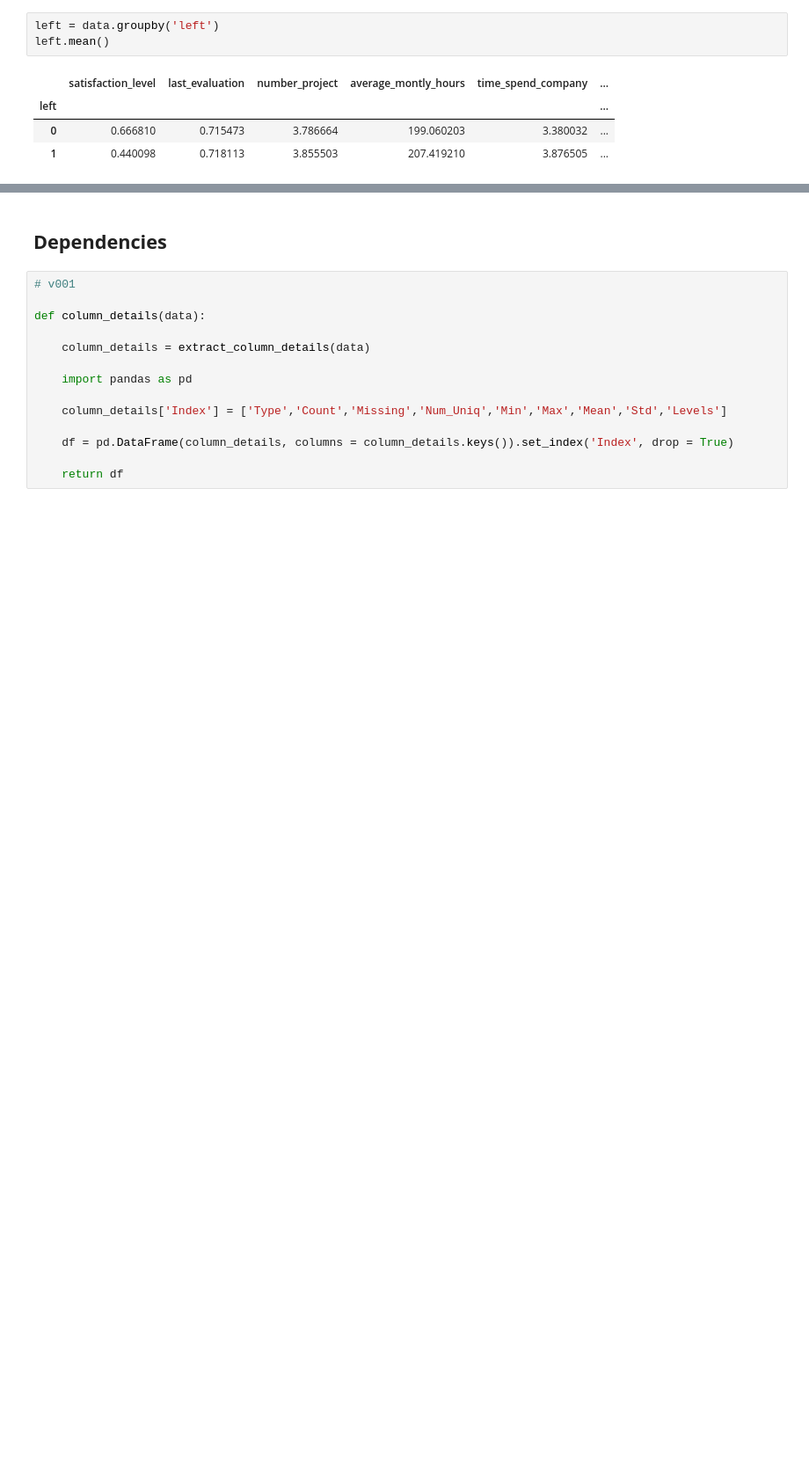
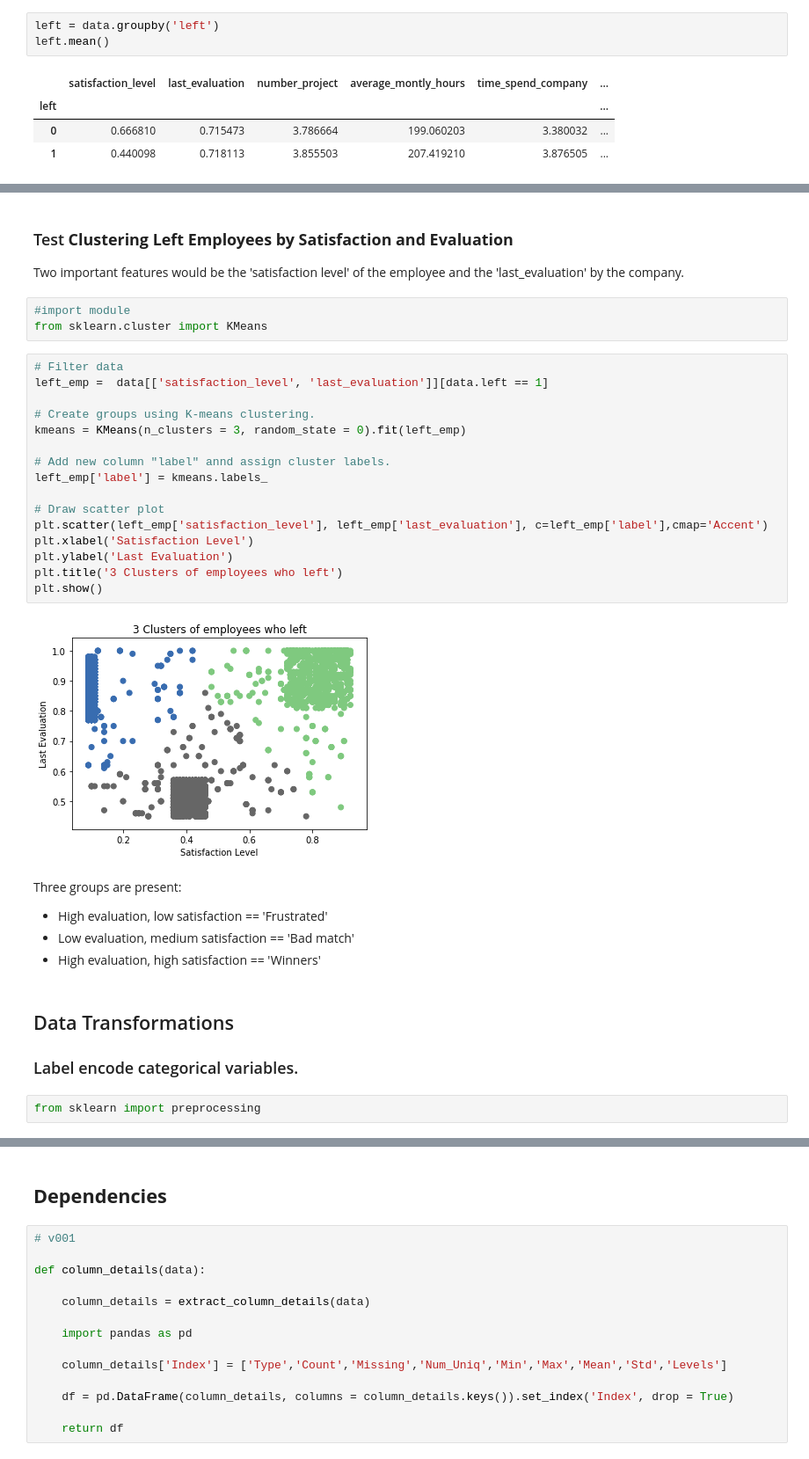
Before and after one commit to AMacumber/Tutorials, a Jupyter notebook: Churn_DataCamp.ipynb, the cells around one changed output, grey strips where cells are left out. Shown: that part at 88% size. Saved outputs shown, nothing was run; the diff lists cells and outputs as text; blank space fills up the shorter version.

```diff
--- a/Churn_DataCamp.ipynb
+++ b/Churn_DataCamp.ipynb
@@ -51,0 +112,36 @@ left.mean()
+# %% [markdown]
+### Test **Clustering Left Employees by Satisfaction and Evaluation**
+
+Two important features would be the 'satisfaction level' of the employee and the 'last_evaluation' by the company.
+# %%
+#import module
+from sklearn.cluster import KMeans
+# %%
+# Filter data
+left_emp =  data[['satisfaction_level', 'last_evaluation']][data.left == 1]
+
+# Create groups using K-means clustering.
+kmeans = KMeans(n_clusters = 3, random_state = 0).fit(left_emp)
+
+# Add new column "label" annd assign cluster labels.
+left_emp['label'] = kmeans.labels_
+
+# Draw scatter plot
+plt.scatter(left_emp['satisfaction_level'], left_emp['last_evaluation'], c=left_emp['label'],cmap='Accent')
+plt.xlabel('Satisfaction Level')
+plt.ylabel('Last Evaluation')
+plt.title('3 Clusters of employees who left')
+plt.show()
+# %% [output]
+[figure, added]
+# %% [markdown]
+Three groups are present:
+* High evaluation, low satisfaction == 'Frustrated'
+* Low evaluation, medium satisfaction == 'Bad match'
+* High evaluation, high satisfaction == 'Winners'
+# %% [markdown]
+## Data Transformations
+
+### Label encode categorical variables.
+# %%
+from sklearn import preprocessing
```
Also changed, not shown: parts of 25 cells of this notebook, 3 other files.
